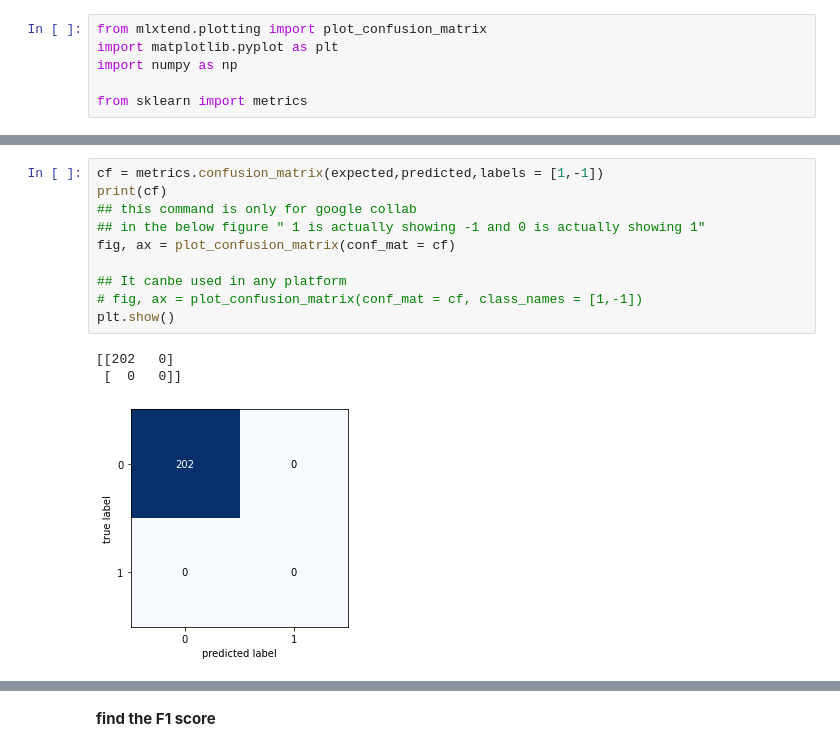
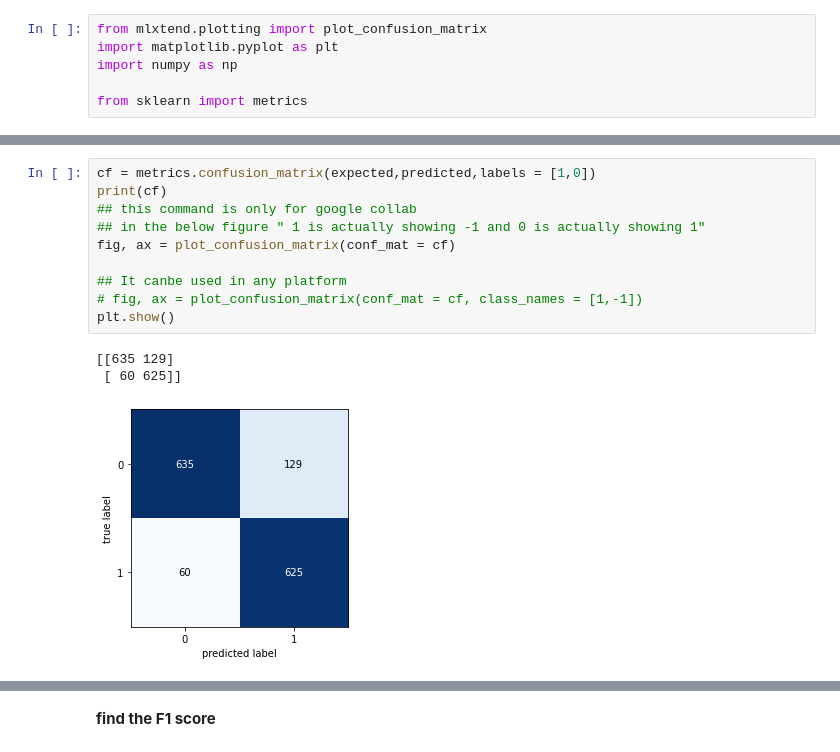
Before and after one commit to calzateu/Numerical_Analysis, a Jupyter notebook: code/Sentiment_analysis/Logistic_regression_new_videos.ipynb, the cells around one changed output, grey strips where cells are left out. Cells and saved outputs as stored; diff of their text form.

```diff
--- a/code/Sentiment_analysis/Logistic_regression_new_videos.ipynb
+++ b/code/Sentiment_analysis/Logistic_regression_new_videos.ipynb
@@ -127,17 +127,17 @@ Requirement already satisfied: joblib>=0.11 in /usr/local/lib/python3.7/dist-pac
 # %%
-cf = metrics.confusion_matrix(expected,predicted,labels = [1,-1])
+cf = metrics.confusion_matrix(expected,predicted,labels = [1,0])
 print(cf)
 ## this command is only for google collab
 ## in the below figure " 1 is actually showing -1 and 0 is actually showing 1"
 fig, ax = plot_confusion_matrix(conf_mat = cf)
 
 ## It canbe used in any platform
 # fig, ax = plot_confusion_matrix(conf_mat = cf, class_names = [1,-1])
 plt.show()
 # %% [output]
-[[202   0]
- [  0   0]]
+[[635 129]
+ [ 60 625]]
-[figure, old version]
+[figure, new version]
 # %%
 from sklearn import metrics
 print(metrics.classification_report(expected, predicted))
```
Also changed, not shown: parts of 23 cells of this notebook.
